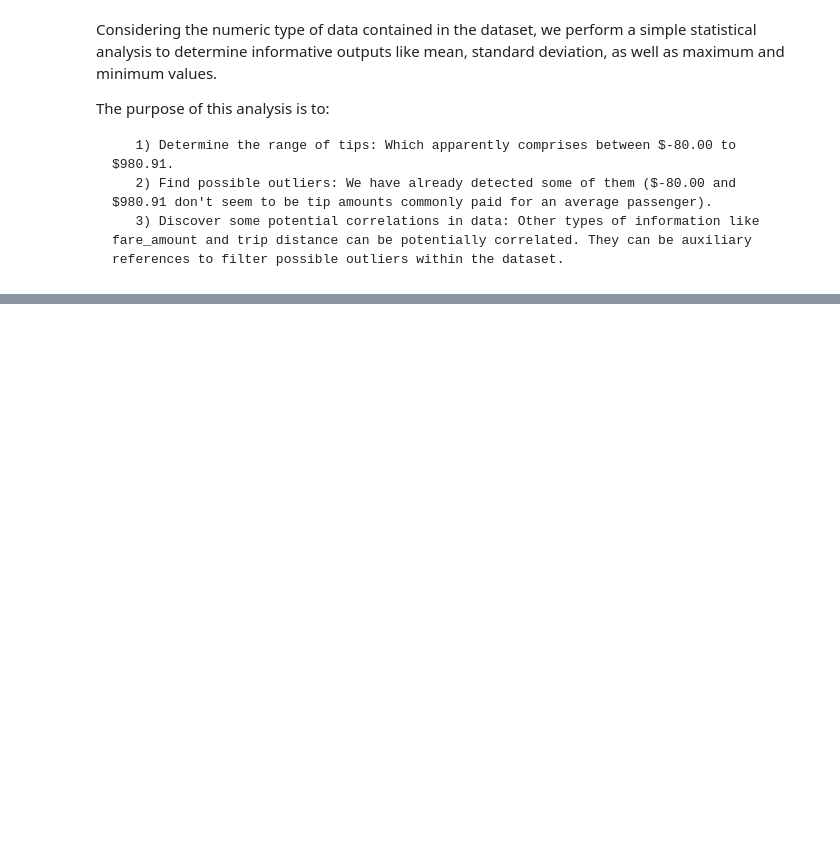
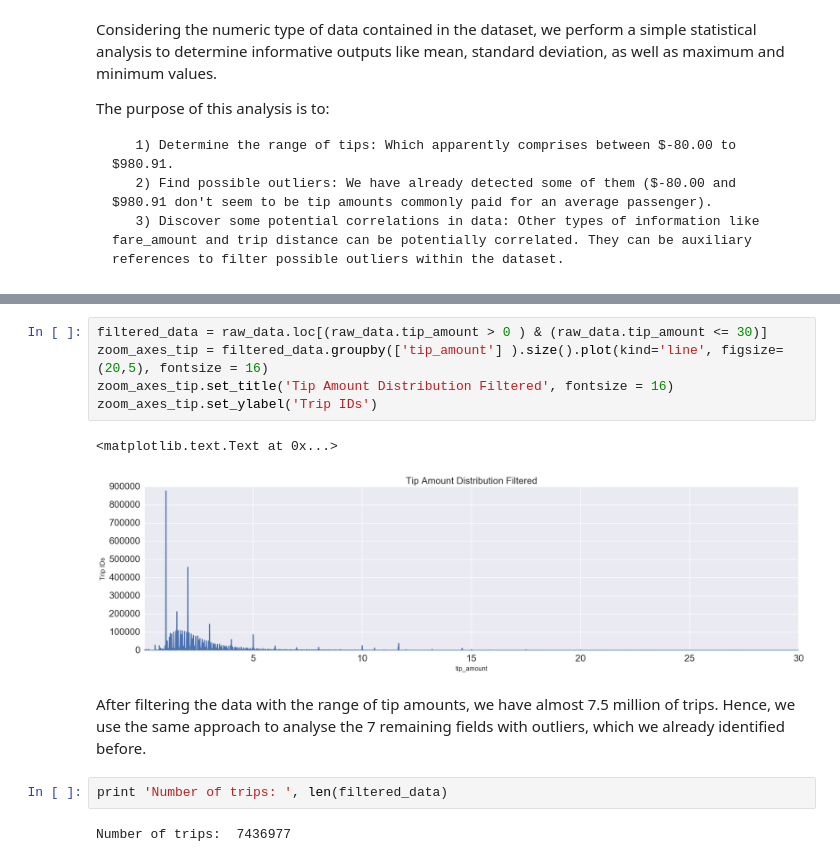
Before and after one commit to Riccocez/NYC-Taxi-Tips, a Jupyter notebook: 1. Analysis & Planning Stage.ipynb, the cells around one changed output, grey strips where cells are left out. Drawn from its saved outputs; the diff is of its cells as text; blank space fills up the shorter version.

```diff
--- a/1. Analysis & Planning Stage.ipynb
+++ b/1. Analysis & Planning Stage.ipynb
@@ -181,0 +150,14 @@ len(data_filter_3)
+# %%
+filtered_data = raw_data.loc[(raw_data.tip_amount > 0 ) & (raw_data.tip_amount <= 30)]
+zoom_axes_tip = filtered_data.groupby(['tip_amount'] ).size().plot(kind='line', figsize=(20,5), fontsize = 16)
+zoom_axes_tip.set_title('Tip Amount Distribution Filtered', fontsize = 16)
+zoom_axes_tip.set_ylabel('Trip IDs')
+# %% [output]
+<matplotlib.text.Text at 0x...>
+[figure, added]
+# %% [markdown]
+After filtering the data with the range of tip amounts, we have almost 7.5 million of trips. Hence, we use the same approach to analyse the 7 remaining fields with outliers, which we already identified before.
+# %%
+print 'Number of trips: ', len(filtered_data)
+# %% [output]
+Number of trips:  7436977
```
Also changed, not shown: parts of 67 cells of this notebook.
